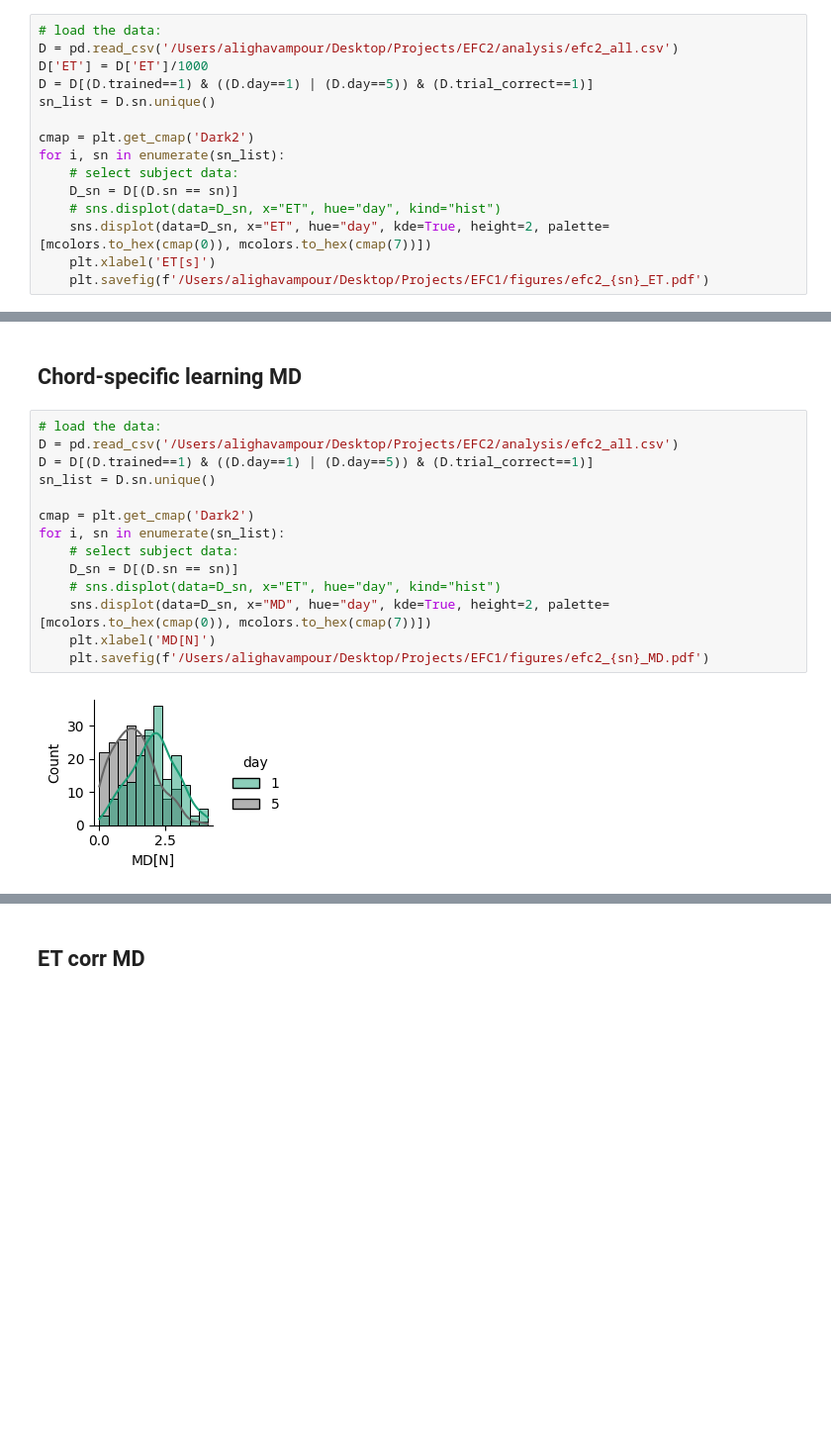
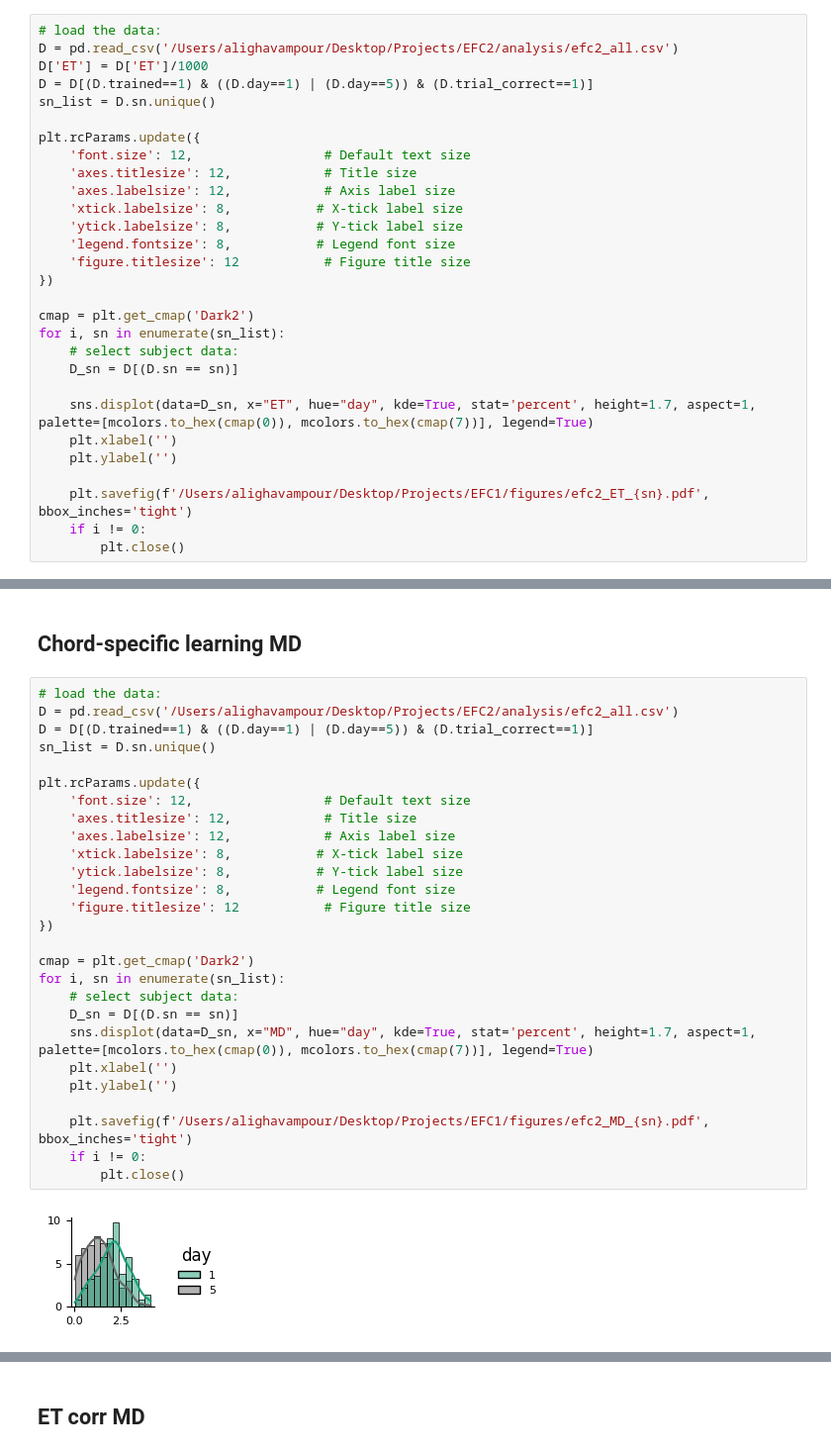
Before and after one commit to alighavam/EFC1, a Jupyter notebook: review_analysis.ipynb, the cells around one changed output, grey strips where cells are left out. Shown at 99% size. Saved outputs shown, nothing was run; the diff lists cells and outputs as text; blank space fills up the shorter version.

```diff
--- a/review_analysis.ipynb
+++ b/review_analysis.ipynb
@@ -86,12 +84,26 @@ D['ET'] = D['ET']/1000
 D = D[(D.trained==1) & ((D.day==1) | (D.day==5)) & (D.trial_correct==1)]
 sn_list = D.sn.unique()
 
+plt.rcParams.update({
+    'font.size': 12,                 # Default text size
+    'axes.titlesize': 12,            # Title size
+    'axes.labelsize': 12,            # Axis label size
+    'xtick.labelsize': 8,           # X-tick label size
+    'ytick.labelsize': 8,           # Y-tick label size
+    'legend.fontsize': 8,           # Legend font size
+    'figure.titlesize': 12           # Figure title size
+})
+
 cmap = plt.get_cmap('Dark2')
 for i, sn in enumerate(sn_list):
     # select subject data:
     D_sn = D[(D.sn == sn)]
-    # sns.displot(data=D_sn, x="ET", hue="day", kind="hist")
-    sns.displot(data=D_sn, x="ET", hue="day", kde=True, height=2, palette=[mcolors.to_hex(cmap(0)), mcolors.to_hex(cmap(7))])
-    plt.xlabel('ET[s]')
-    plt.savefig(f'/Users/alighavampour/Desktop/Projects/EFC1/figures/efc2_{sn}_ET.pdf')
+
+    sns.displot(data=D_sn, x="ET", hue="day", kde=True, stat='percent', height=1.7, aspect=1, palette=[mcolors.to_hex(cmap(0)), mcolors.to_hex(cmap(7))], legend=True)
+    plt.xlabel('')
+    plt.ylabel('')
+
+    plt.savefig(f'/Users/alighavampour/Desktop/Projects/EFC1/figures/efc2_ET_{sn}.pdf', bbox_inches='tight')
+    if i != 0:
+        plt.close()
 # %% [output]
@@ -114,16 +113,29 @@ for i, sn in enumerate(sn_list):
 # %%
 # load the data:
 D = pd.read_csv('/Users/alighavampour/Desktop/Projects/EFC2/analysis/efc2_all.csv')
 D = D[(D.trained==1) & ((D.day==1) | (D.day==5)) & (D.trial_correct==1)]
 sn_list = D.sn.unique()
 
+plt.rcParams.update({
+    'font.size': 12,                 # Default text size
+    'axes.titlesize': 12,            # Title size
+    'axes.labelsize': 12,            # Axis label size
+    'xtick.labelsize': 8,           # X-tick label size
+    'ytick.labelsize': 8,           # Y-tick label size
+    'legend.fontsize': 8,           # Legend font size
+    'figure.titlesize': 12           # Figure title size
+})
+
 cmap = plt.get_cmap('Dark2')
 for i, sn in enumerate(sn_list):
     # select subject data:
     D_sn = D[(D.sn == sn)]
-    # sns.displot(data=D_sn, x="ET", hue="day", kind="hist")
-    sns.displot(data=D_sn, x="MD", hue="day", kde=True, height=2, palette=[mcolors.to_hex(cmap(0)), mcolors.to_hex(cmap(7))])
-    plt.xlabel('MD[N]')
-    plt.savefig(f'/Users/alighavampour/Desktop/Projects/EFC1/figures/efc2_{sn}_MD.pdf')
+    sns.displot(data=D_sn, x="MD", hue="day", kde=True, stat='percent', height=1.7, aspect=1, palette=[mcolors.to_hex(cmap(0)), mcolors.to_hex(cmap(7))], legend=True)
+    plt.xlabel('')
+    plt.ylabel('')
+
+    plt.savefig(f'/Users/alighavampour/Desktop/Projects/EFC1/figures/efc2_MD_{sn}.pdf', bbox_inches='tight')
+    if i != 0:
+        plt.close()
 # %% [output]
-[figure, old version]
+[figure, new version]
```
Also changed, not shown: parts of 24 cells of this notebook.
